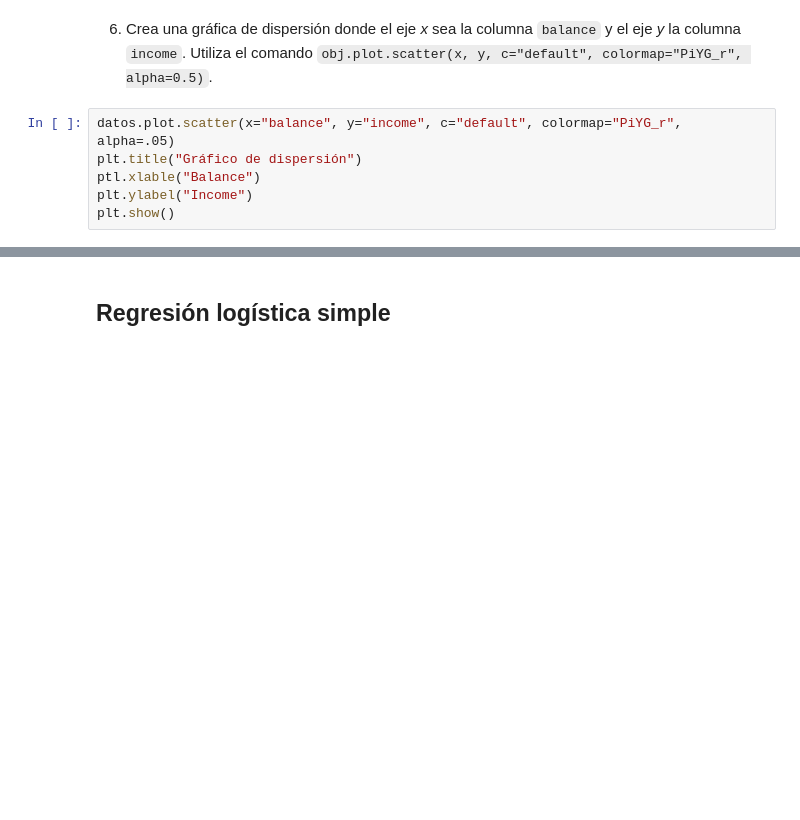
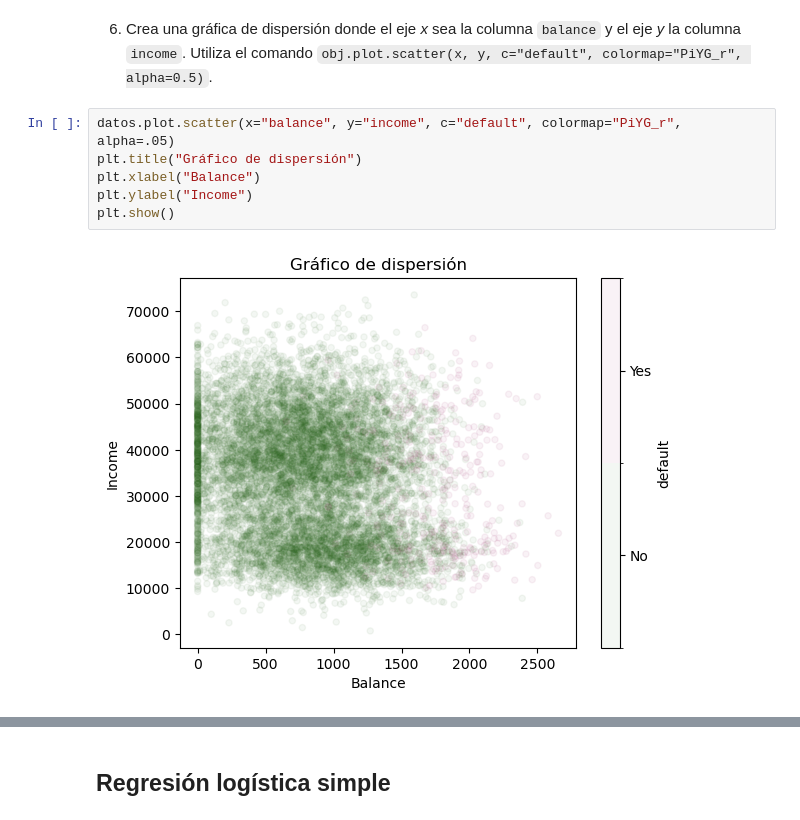
Before and after one commit to antoniorte/hello-world, a Jupyter notebook: T06 - Laboratorio de regresión logística.ipynb, the cells around one changed output, grey strips where cells are left out. Saved outputs shown, nothing was run; the diff lists cells and outputs as text; blank space fills up the shorter version.

```diff
--- a/T06 - Laboratorio de regresión logística.ipynb
+++ b/T06 - Laboratorio de regresión logística.ipynb
@@ -125,9 +126,11 @@ plt.show()
 # %%
 datos.plot.scatter(x="balance", y="income", c="default", colormap="PiYG_r", alpha=.05)
 plt.title("Gráfico de dispersión")
-ptl.xlable("Balance")
+plt.xlabel("Balance")
 plt.ylabel("Income")
 plt.show()
+# %% [output]
+[figure, added]
 # %% [markdown]
 La regresión (lineal o logística) se usa para encontrar una línea que ajuste los datos para tomar una decisión. La línea que buscamos en regresión logística es aquella que nos ayude a separar las diferentes categorías.
 
```
Also changed, not shown: parts of 8 cells of this notebook.
